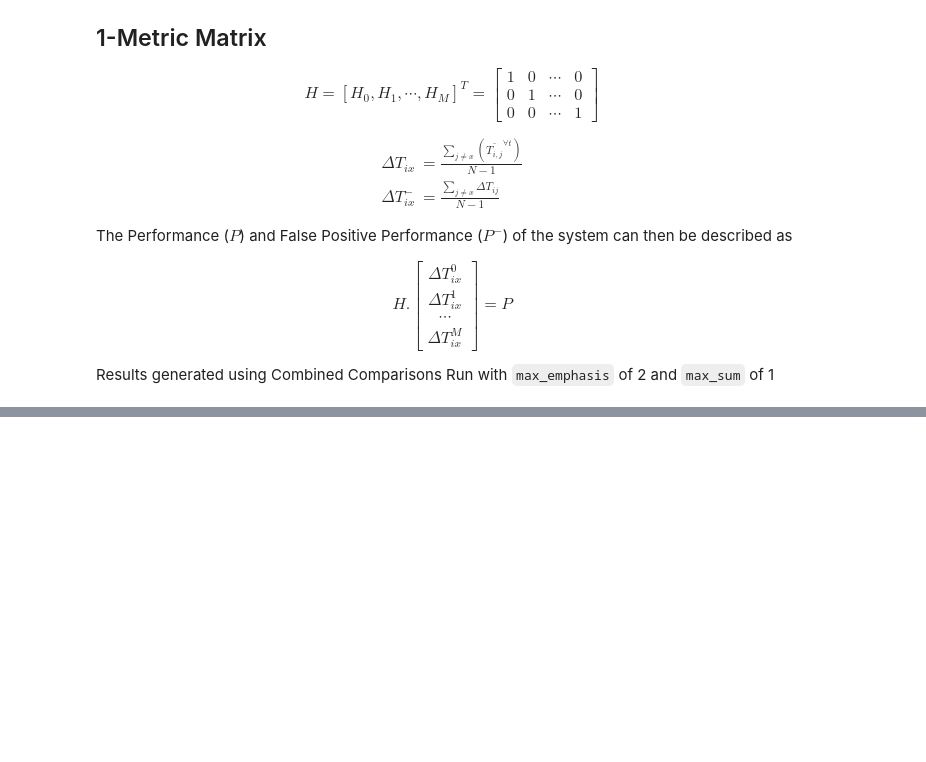
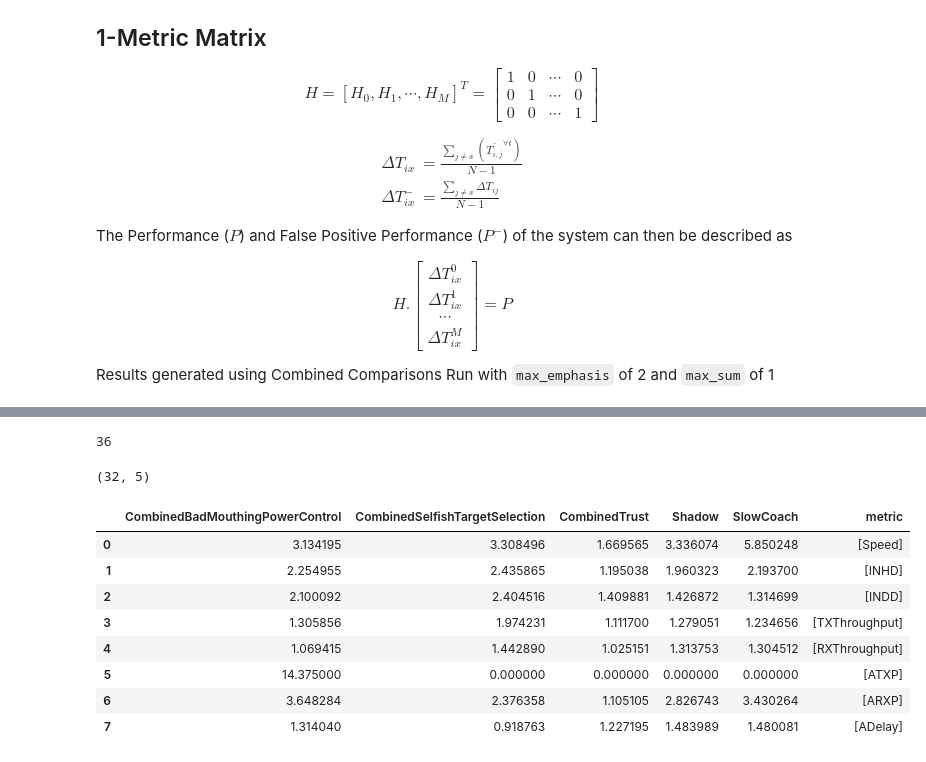
Before and after one commit to andrewbolster/aietes, a Jupyter notebook: scripts/notebooks/Chapters/Chapter 5.ipynb, the cells around one changed output, grey strips where cells are left out. Cells and saved outputs as stored; diff of their text form; code cells hidden in the pictures; blank space fills up the shorter version.

```diff
--- a/scripts/notebooks/Chapters/Chapter 5.ipynb
+++ b/scripts/notebooks/Chapters/Chapter 5.ipynb
@@ -68,0 +116,6 @@ sys.path
+# %%
+metric_keys = list(outlier_weights.index.names)
+var_keys = list(outlier_weights.keys())
+X = pd.DataFrame(outlier_weights.groupby(level=metric_keys).mean().to_records())[metric_keys].astype(int)
+Y = pd.DataFrame(outlier_weights.groupby(level=metric_keys).mean().to_records())[var_keys]
+outlier_weights.stack(level='var')
@@ -68,0 +145,22 @@ sys.path
+# %%
+len(np.packbits(X.values.astype(int).T))
+# %% [output]
+36
+# %%
+Y.shape
+# %% [output]
+(32, 5)
+# %%
+Y['metric']=map(lambda x: [metric_keys[i] for i,v in enumerate(x) if v], X.values)
+# %%
+Y
+# %% [output]
+|  | CombinedBadMouthingPowerControl | CombinedSelfishTargetSelection | CombinedTrust | Shadow | SlowCoach | metric |
+| 0 | 3.134195 | 3.308496 | 1.669565 | 3.336074 | 5.850248 | [Speed] |
+| 1 | 2.254955 | 2.435865 | 1.195038 | 1.960323 | 2.193700 | [INHD] |
+| 2 | 2.100092 | 2.404516 | 1.409881 | 1.426872 | 1.314699 | [INDD] |
+| 3 | 1.305856 | 1.974231 | 1.111700 | 1.279051 | 1.234656 | [TXThroughput] |
+| 4 | 1.069415 | 1.442890 | 1.025151 | 1.313753 | 1.304512 | [RXThroughput] |
+| 5 | 14.375000 | 0.000000 | 0.000000 | 0.000000 | 0.000000 | [ATXP] |
+| 6 | 3.648284 | 2.376358 | 1.105105 | 2.826743 | 3.430264 | [ARXP] |
+| 7 | 1.314040 | 0.918763 | 1.227195 | 1.483989 | 1.480081 | [ADelay] |
```
Also changed, not shown: parts of 10 cells of this notebook, 15 other files.
